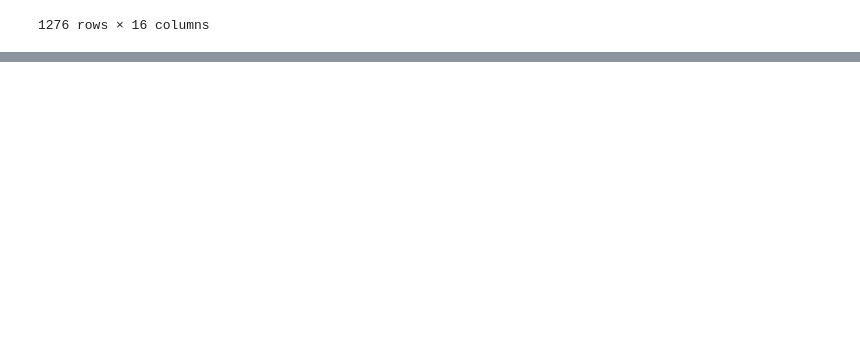
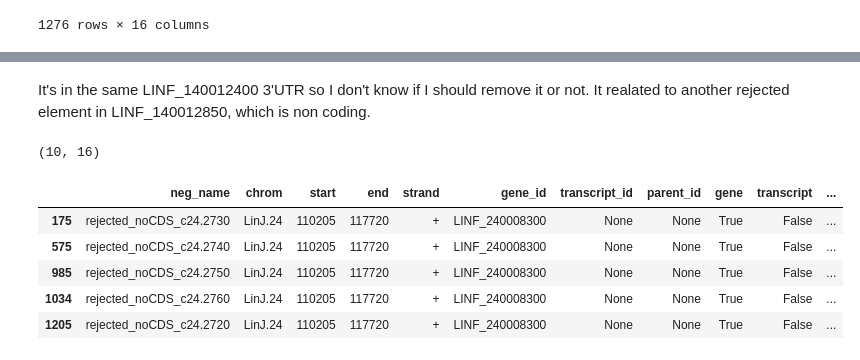
Before and after one commit to Viskuit/Test_BEDOPS, a Jupyter notebook: 25.Negative_analysis/1.NEGATIVE_location_Analysis.ipynb, the cells around one changed output, grey strips where cells are left out. Drawn from its saved outputs; the diff is of its cells as text; code cells hidden in the pictures; blank space fills up the shorter version.

```diff
--- a/25.Negative_analysis/1.NEGATIVE_location_Analysis.ipynb
+++ b/25.Negative_analysis/1.NEGATIVE_location_Analysis.ipynb
@@ -1142,0 +1259,15 @@ neg_inside_filtered
+# %% [markdown]
+It's in the same LINF_140012400 3'UTR so I don't know if I should remove it or not. It realated to another rejected element in LINF_140012850, which is non coding.
+# %%
+# Let's try with the "UDP-galactose_transporter|LPG5A" ones
+to_filter = neg_inside_filtered[neg_inside_filtered['notes'].fillna('').str.contains('UDP')]
+print(to_filter.shape)
+to_filter[to_filter['gene'] == True]
+# %% [output]
+(10, 16)
+|  | neg_name | chrom | start | end | strand | gene_id | transcript_id | parent_id | gene | transcript | ... |
+| 175 | rejected_noCDS_c24.2730 | LinJ.24 | 110205 | 117720 | + | LINF_240008300 | None | None | True | False | ... |
+| 575 | rejected_noCDS_c24.2740 | LinJ.24 | 110205 | 117720 | + | LINF_240008300 | None | None | True | False | ... |
+| 985 | rejected_noCDS_c24.2750 | LinJ.24 | 110205 | 117720 | + | LINF_240008300 | None | None | True | False | ... |
+| 1034 | rejected_noCDS_c24.2760 | LinJ.24 | 110205 | 117720 | + | LINF_240008300 | None | None | True | False | ... |
+| 1205 | rejected_noCDS_c24.2720 | LinJ.24 | 110205 | 117720 | + | LINF_240008300 | None | None | True | False | ... |
```
Also changed, not shown: parts of 25 cells of this notebook.
